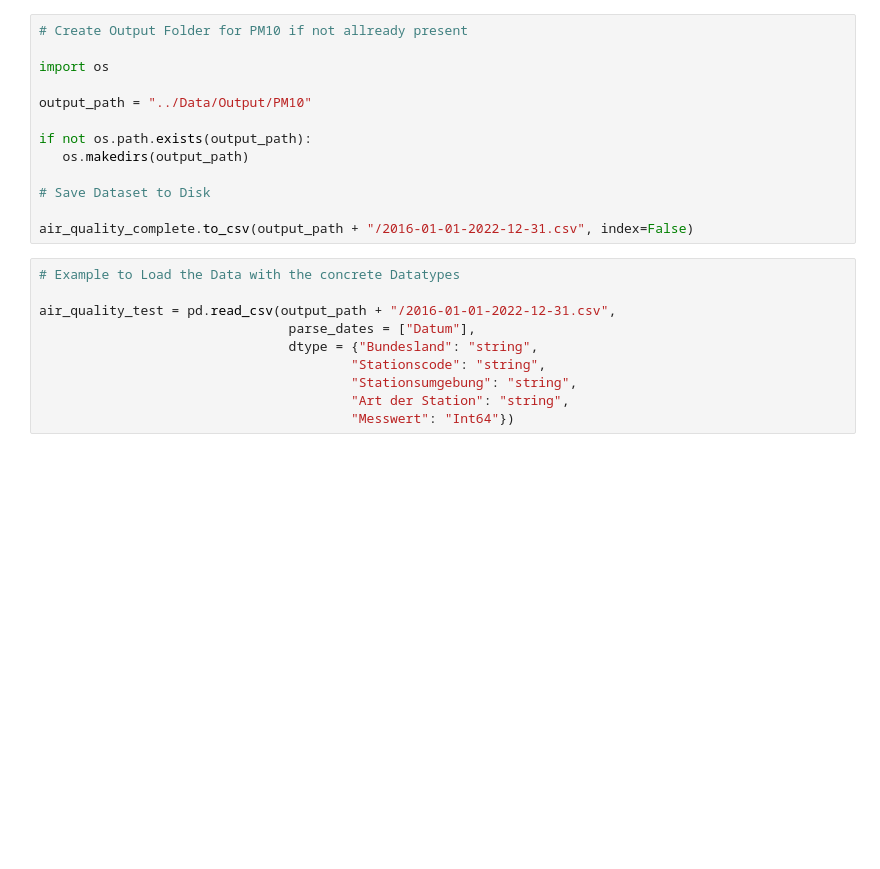
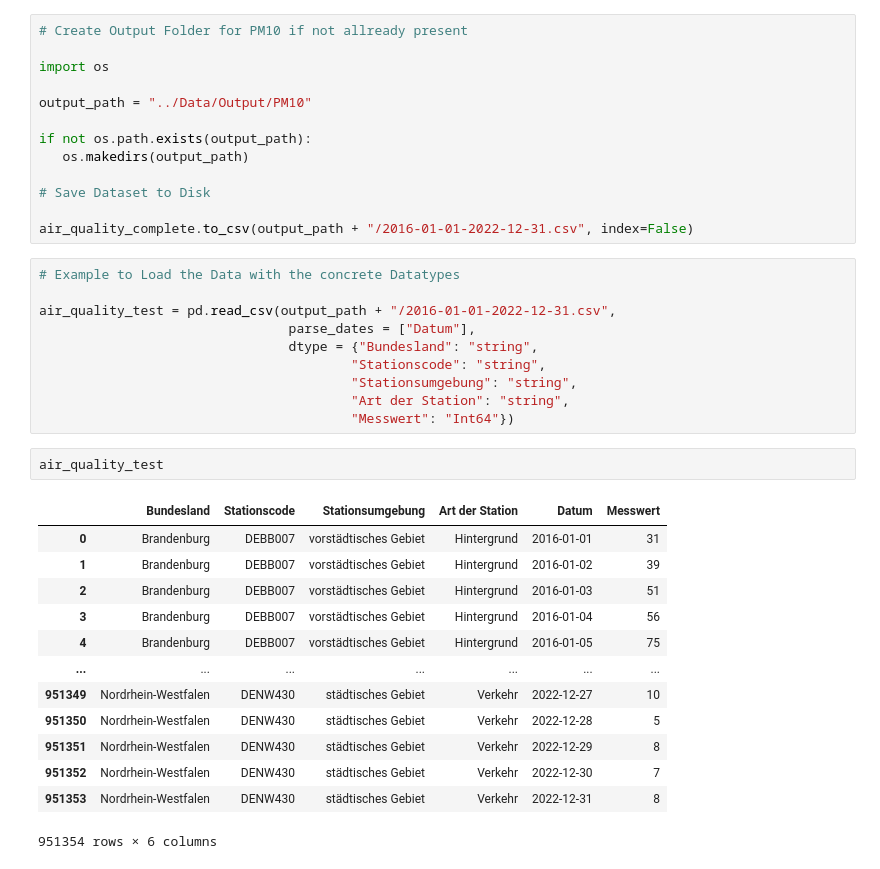
Before and after one commit to KaronisInProgram/HTW-Datascience-2023, a Jupyter notebook: Notebooks/Prepare Air-Data.ipynb, the cells around one changed output. Saved outputs shown, nothing was run; the diff lists cells and outputs as text; blank space fills up the shorter version.

```diff
--- a/Notebooks/Prepare Air-Data.ipynb
+++ b/Notebooks/Prepare Air-Data.ipynb
@@ -86,3 +254,19 @@ air_quality_test = pd.read_csv(output_path + "/2016-01-01-2022-12-31.csv",
                                         "Stationsumgebung": "string",
                                         "Art der Station": "string",
                                         "Messwert": "Int64"})
+# %%
+air_quality_test
+# %% [output]
+|  | Bundesland | Stationscode | Stationsumgebung | Art der Station | Datum | Messwert |
+| 0 | Brandenburg | DEBB007 | vorstädtisches Gebiet | Hintergrund | 2016-01-01 | 31 |
+| 1 | Brandenburg | DEBB007 | vorstädtisches Gebiet | Hintergrund | 2016-01-02 | 39 |
+| 2 | Brandenburg | DEBB007 | vorstädtisches Gebiet | Hintergrund | 2016-01-03 | 51 |
+| 3 | Brandenburg | DEBB007 | vorstädtisches Gebiet | Hintergrund | 2016-01-04 | 56 |
+| 4 | Brandenburg | DEBB007 | vorstädtisches Gebiet | Hintergrund | 2016-01-05 | 75 |
+| ... | ... | ... | ... | ... | ... | ... |
+| 951349 | Nordrhein-Westfalen | DENW430 | städtisches Gebiet | Verkehr | 2022-12-27 | 10 |
+| 951350 | Nordrhein-Westfalen | DENW430 | städtisches Gebiet | Verkehr | 2022-12-28 | 5 |
+| 951351 | Nordrhein-Westfalen | DENW430 | städtisches Gebiet | Verkehr | 2022-12-29 | 8 |
+| 951352 | Nordrhein-Westfalen | DENW430 | städtisches Gebiet | Verkehr | 2022-12-30 | 7 |
+| 951353 | Nordrhein-Westfalen | DENW430 | städtisches Gebiet | Verkehr | 2022-12-31 | 8 |
+951354 rows × 6 columns
```
Also changed, not shown: parts of 11 cells of this notebook.
